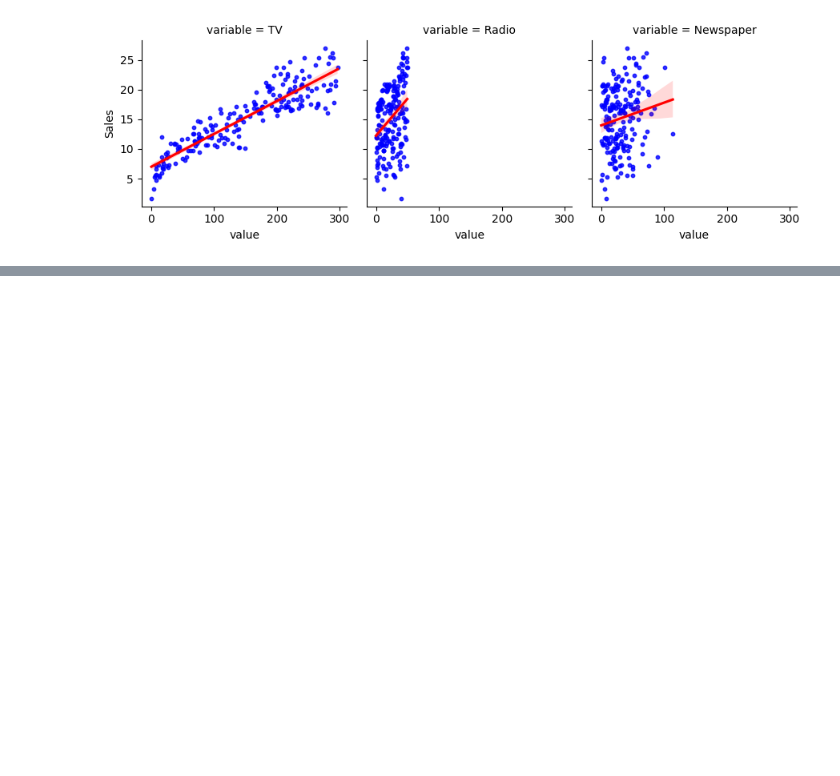
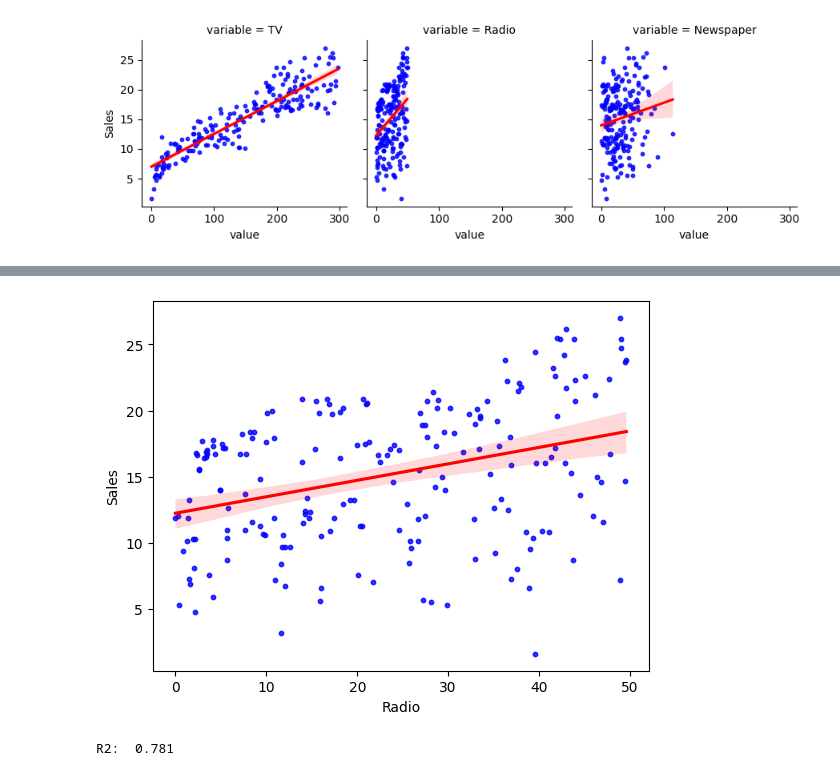
Before and after one commit to yack97/regresionLineal, a Jupyter notebook: regresionLineal.ipynb, the cells around one changed output, grey strips where cells are left out. Saved outputs shown, nothing was run; the diff lists cells and outputs as text; code cells hidden in the pictures; blank space fills up the shorter version.

```diff
--- a/regresionLineal.ipynb
+++ b/regresionLineal.ipynb
@@ -46,0 +53,31 @@ sns.regplot(data=advertising, x='Newspaper', y='Sales', ci=95,
+# %%
+sns.regplot(data=advertising, x='Radio', y='Sales', ci=95,
+            scatter_kws={"color":"blue",'s':10},
+            line_kws={"color":"red"});
+# %% [output]
+[figure, added]
+# %%
+beta_0 = 7.975
+beta_1 = 0.055
+
+mean_y = advertising.Sales.mean()
+mean_y
+
+tss_i = advertising.Sales.apply(lambda yi: (yi-mean_y)**2)
+tss = tss_i.sum()
+tss
+
+y_hat_i = beta_0 + beta_1 * advertising.TV
+y_hat_i
+
+i_count = advertising.shape[0]
+rss_i =[(advertising.Sales[i]-y_hat_i[i])**2 for i in range(i_count)]
+
+rss = sum(rss_i)
+rss
+
+r2=(tss-rss)/tss
+
+print("R2: ", np.round(r2,3))
+# %% [output]
+R2:  0.781
```
Also changed, not shown: parts of 4 cells of this notebook.
